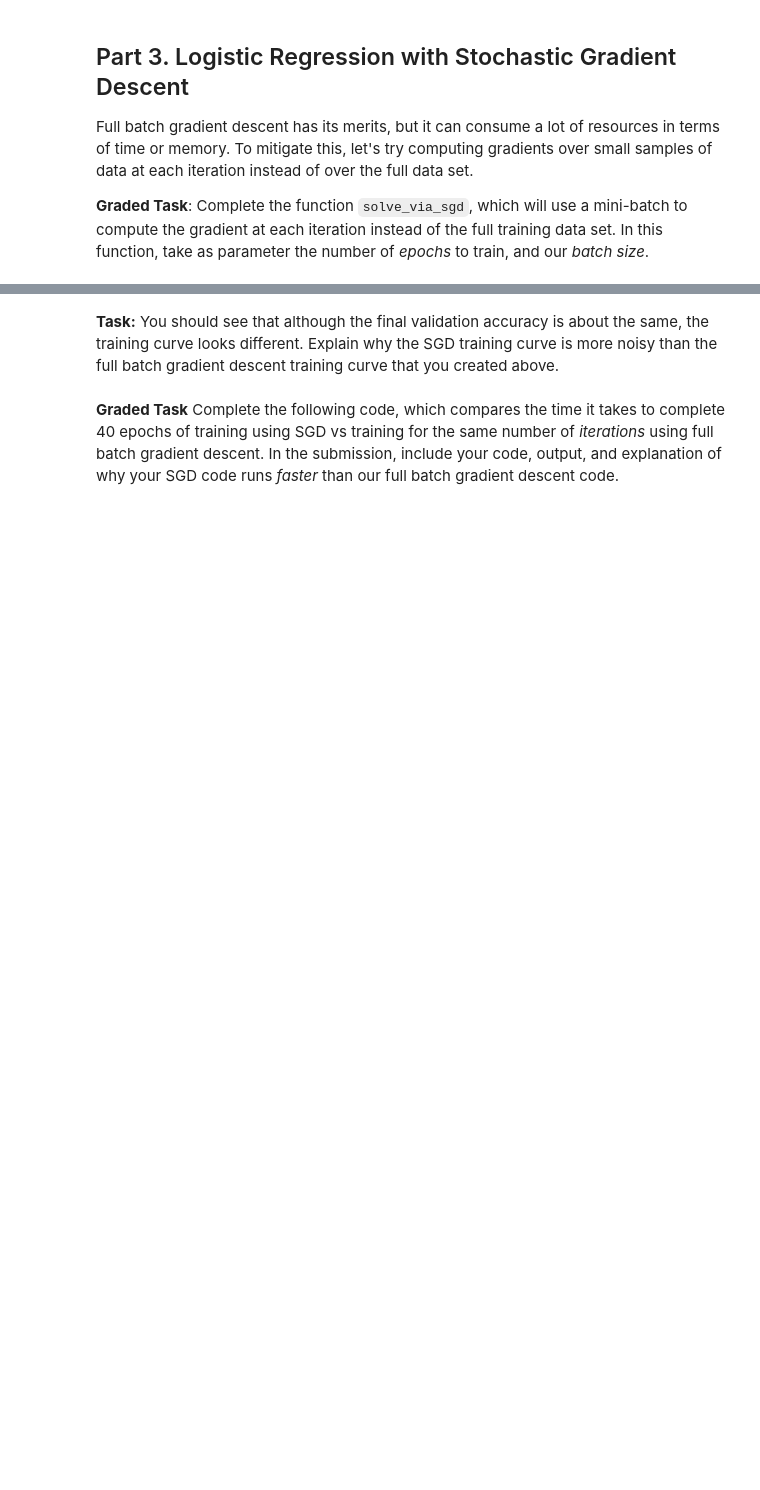
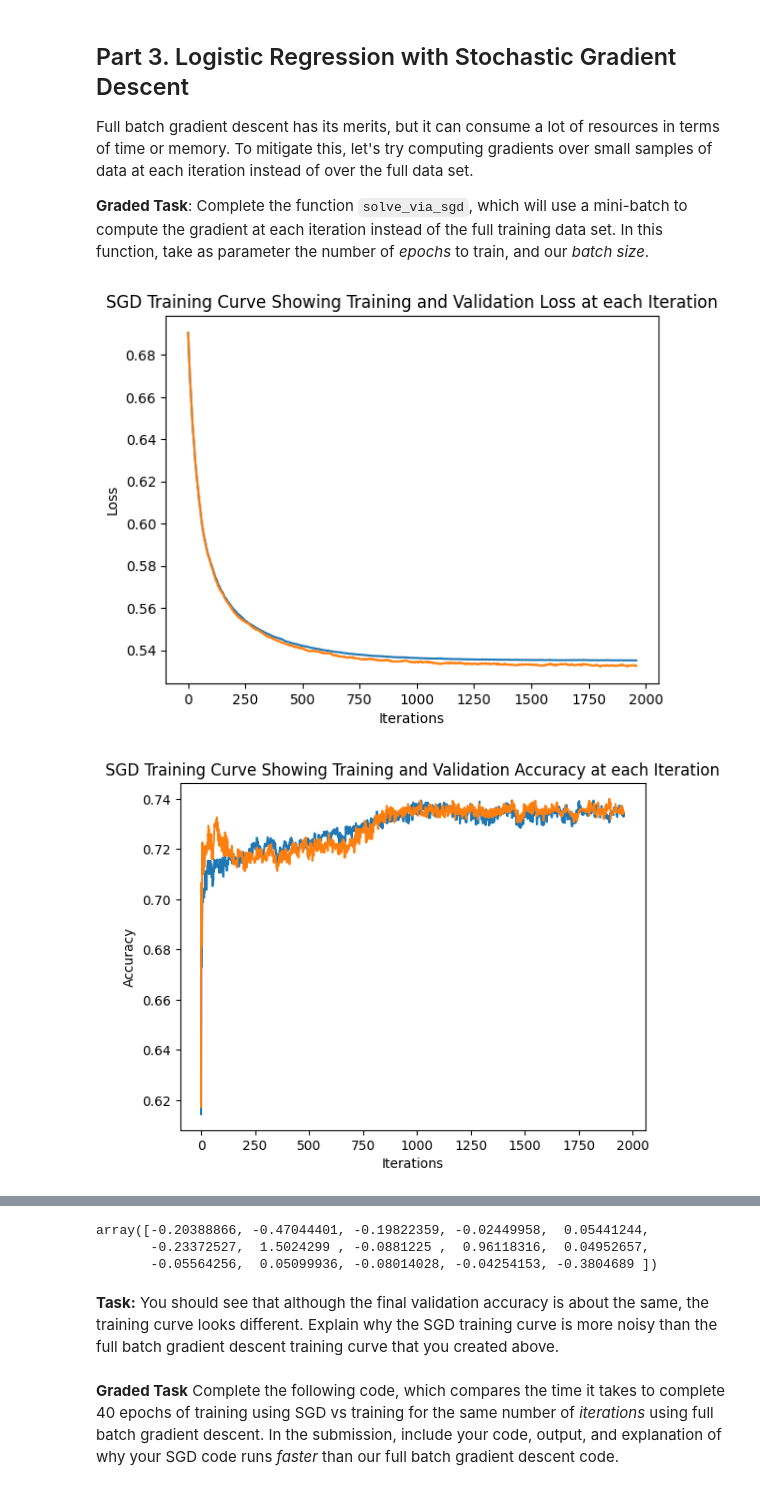
Before and after one commit to UstinAna/2025_winter_utm_csc311_labs, a Jupyter notebook: lab04/lab04.ipynb, the cells around one changed output, grey strips where cells are left out. Cells and saved outputs as stored; diff of their text form; code cells hidden in the pictures; blank space fills up the shorter version.

```diff
--- a/lab04/lab04.ipynb
+++ b/lab04/lab04.ipynb
@@ -253,6 +326,8 @@ def pred(w, X):
     Returns: Prediction vector `y` of shape (N). Each value in `y` should be betwen 0 and 1.
     """
 
+    return sigmoid(np.dot(X, w)) # Did this
+
 def loss(w, X, t):
     """
     Compute the average cross-entropy loss of a logistic regression model
@@ -267,8 +342,21 @@ def loss(w, X, t):
 
     Returns: a scalar cross entropy loss value, computed using the numerically
              stable np.logaddexp function.
+
     """
 
+    # Worked from here
+
+    # Compute logits z (Xw)
+    z = np.dot(X, w)
+
+    # Compute logistic cross-entropy loss
+    loss_values = np.logaddexp(0, -z) * t + np.logaddexp(0, z) * (1 - t)
+
+    # Return the average loss
+    return np.mean(loss_values)
+
+    # to here
 
 def accuracy(w, X, t, thres=0.5):
     """
@@ -308,6 +396,9 @@ def grad(w, X, t):
 
     Returns: gradient vector of shape (D+1)
     '''
+
+    y_pred = pred(w, X)
+    return np.dot(X.T, (y_pred - t)) / X.shape[0] # Did this
 # %% [markdown]
 **Task**: Run the code below. This code is virtually identical to the code you wrote in
 lab 3, except that:
@@ -447,39 +559,52 @@ def solve_via_sgd(alpha=0.0025, n_epochs=0, batch_size=100,
             # TODO: complete the below code to compute the gradient
             # only across the minibatch:
             indices_in_batch = indices[i: i+batch_size]
-            X_minibatch = None # TODO: subset of "X_train" containing only the
-                               #       rows in indices_in_batch
-            t_minibatch = None # TODO: corresponding targets to X_minibatch
+            X_minibatch = X_train[indices_in_batch] # TODO -- changed: subset of "X_train" containing only the
+                                                    # rows in indices_in_batch
+            t_minibatch = t_train[indices_in_batch] # TODO --changed: corresponding targets to X_minibatch
 
-            dw = None # TODO: gradient of the avg loss over the minibatch
+            # New
+
+            # Compute logits (z = Xw)
+            z = np.dot(X_minibatch, w)
+
+            # Compute predicted probabilities (y = sigmoid(z))
+            y = sigmoid(z)
+
+            # End new
+
+            dw = np.dot(X_minibatch.T, (y - t_minibatch)) / batch_size # TODO -- changed: gradient of the avg loss over the minibatch
             w = w - alpha * dw
 
             if plot:
                 # Record the current training and validation loss values
                 train_loss.append(loss(w, X_train, t_train))
                 valid_loss.append(loss(w, X_valid, t_valid))
                 train_acc.append(accuracy(w, X_train, t_train))
                 valid_acc.append(accuracy(w, X_valid, t_valid))
 
     if plot:
         plt.title("SGD Training Curve Showing Training and Validation Loss at each Iteration")
         plt.plot(train_loss, label="Training Loss")
         plt.plot(valid_loss, label="Validation Loss")
         plt.xlabel("Iterations")
         plt.ylabel("Loss")
         plt.show()
 
         plt.title("SGD Training Curve Showing Training and Validation Accuracy at each Iteration")
         plt.plot(train_acc, label="Training Accuracy")
         plt.plot(valid_acc, label="Validation Accuracy")
         plt.xlabel("Iterations")
         plt.ylabel("Accuracy")
         plt.show()
 
         print("Final Training Loss:", train_loss[-1])
         print("Final Validation Loss:", valid_loss[-1])
         print("Final Training Accuracy:", train_acc[-1])
         print("Final Validation Accuracy:", valid_acc[-1])
     return w
 
 solve_via_sgd(alpha=0.05, X_train=X_train_norm, X_valid=X_valid_norm, n_epochs=40)
+# %% [output]
+[figure, added]
+[figure, added]
@@ -486,3 +615,6 @@ solve_via_sgd(alpha=0.05, X_train=X_train_norm, X_valid=X_valid_norm, n_epochs=4
+array([-0.20388866, -0.47044401, -0.19822359, -0.02449958,  0.05441244,
+       -0.23372527,  1.5024299 , -0.0881225 ,  0.96118316,  0.04952657,
+       -0.05564256,  0.05099936, -0.08014028, -0.04254153, -0.3804689 ])
 # %% [markdown]
 **Task:** You should see that although the final validation accuracy is about the same,
 the training curve looks different. Explain why the SGD training curve is
```
Also changed, not shown: parts of 14 cells of this notebook.
